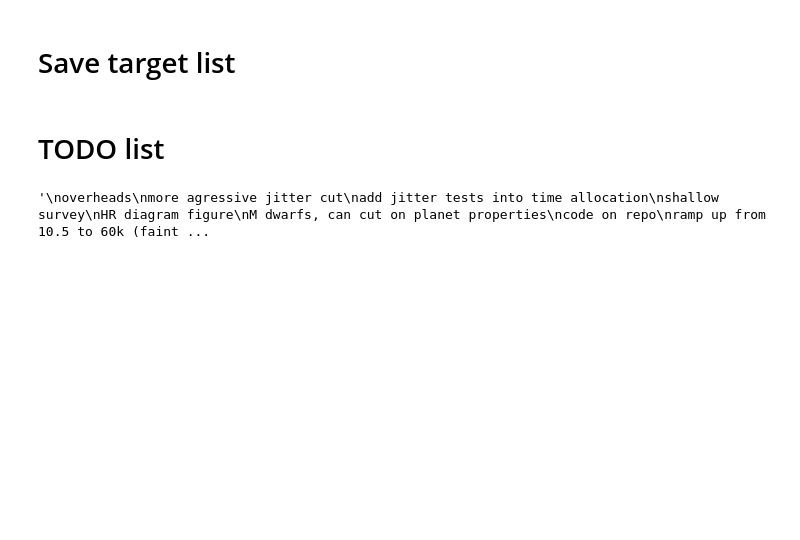
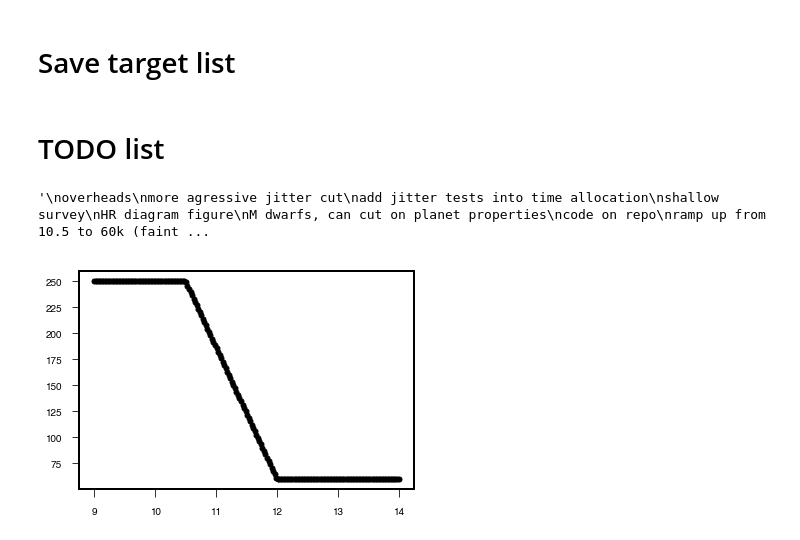
Before and after one commit to cdressing/ksms2019, a Jupyter notebook: notebooks/Simulator SB.ipynb, the cells around one changed output. Saved outputs shown, nothing was run; the diff lists cells and outputs as text; code cells hidden in the pictures; blank space fills up the shorter version.

Commit message:
added exp ramp function

```diff
--- a/notebooks/Simulator SB.ipynb
+++ b/notebooks/Simulator SB.ipynb
@@ -295,0 +300,5 @@ ramp up from 10.5 to 60k (fainter than 12)
+# %%
+for v in np.linspace(9, 14, 200):
+    pl.plot(v, utils.exp_ramp(v), 'ko')
+# %% [output]
+[figure, added]
```
Also changed, not shown: parts of 2 cells of this notebook, 1 other file.
